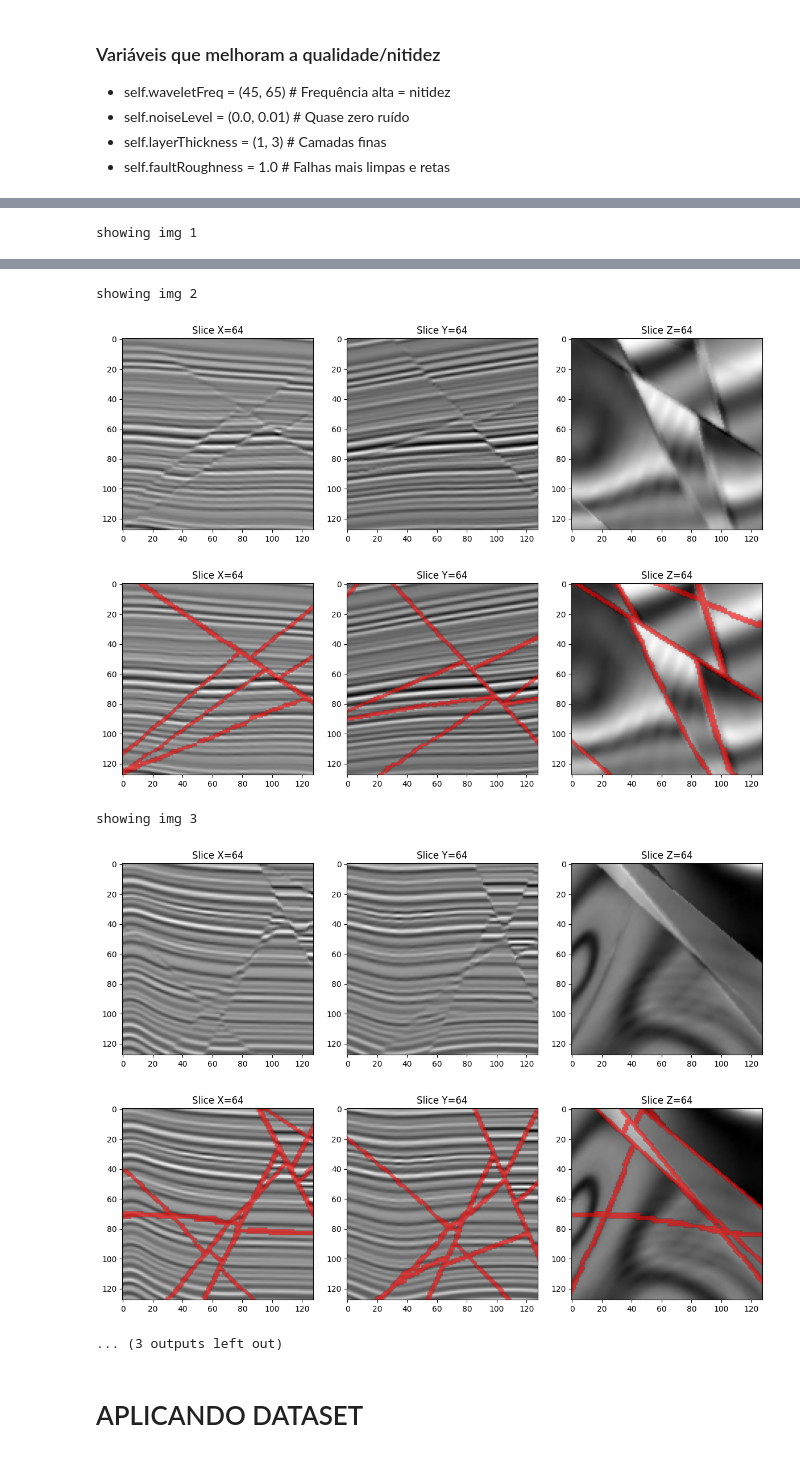
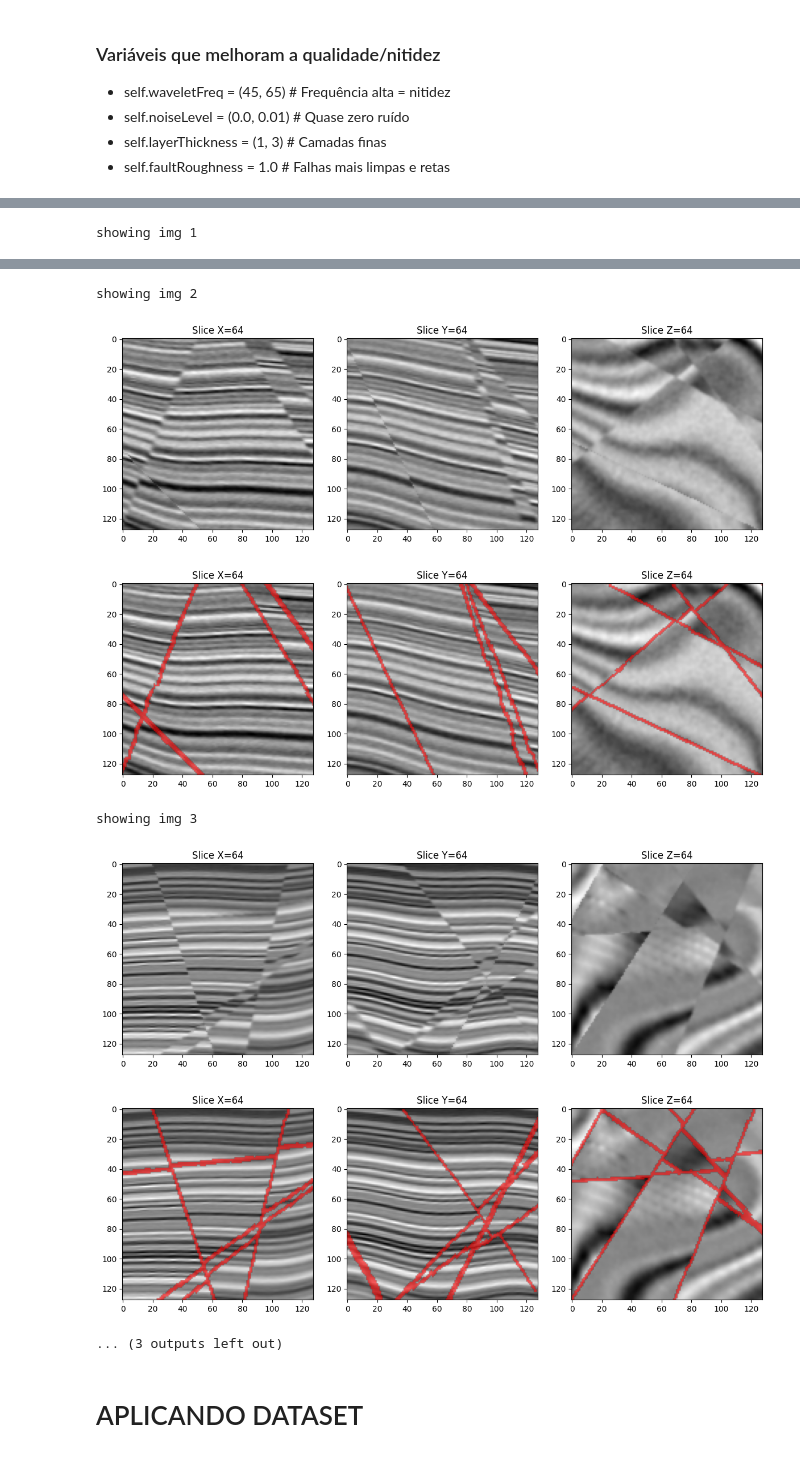
Before and after one commit to KlaussMarchi/Falhas, a Jupyter notebook: Synthetic/Generate.ipynb, the cells around one changed output, grey strips where cells are left out. Drawn from its saved outputs; the diff is of its cells as text; code cells hidden in the pictures.

```diff
--- a/Synthetic/Generate.ipynb
+++ b/Synthetic/Generate.ipynb
@@ -13,6 +81,7 @@ from index import SyntheticGenerator
 - self.faultRoughness = 1.0      # Falhas mais limpas e retas
 # %%
 gen = SyntheticGenerator()
+gen.set(best_options)
 gen.print()
 
 for i in range(5):
@@ -49,9 +118,9 @@ showing img 1
 showing img 2
-[figure, old version]
+[figure, new version]
-[figure, old version]
+[figure, new version]
 showing img 3
-[figure, old version]
+[figure, new version]
-[figure, old version]
+[figure, new version]
 ... (3 outputs left out)
 # %% [markdown]
 # APLICANDO DATASET
```
Also changed, not shown: parts of 3 cells of this notebook, 18 other files.
